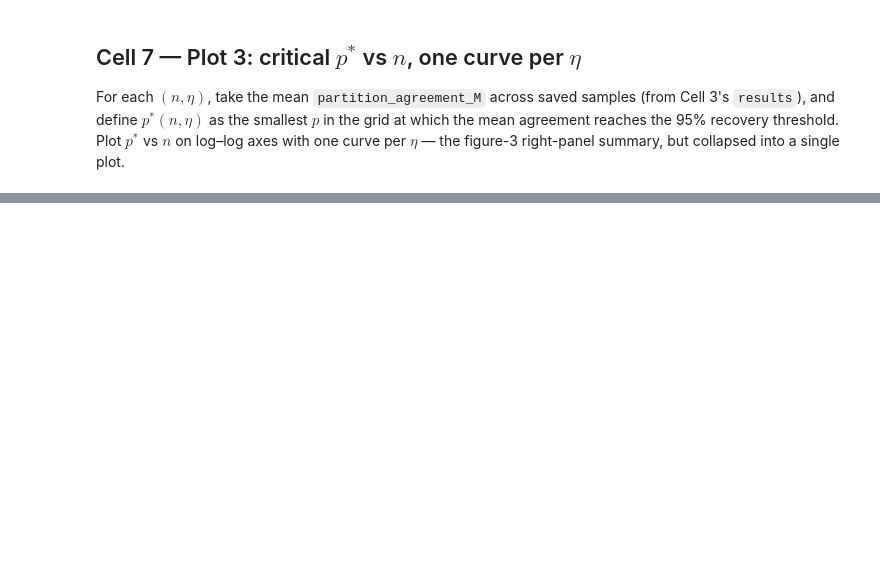
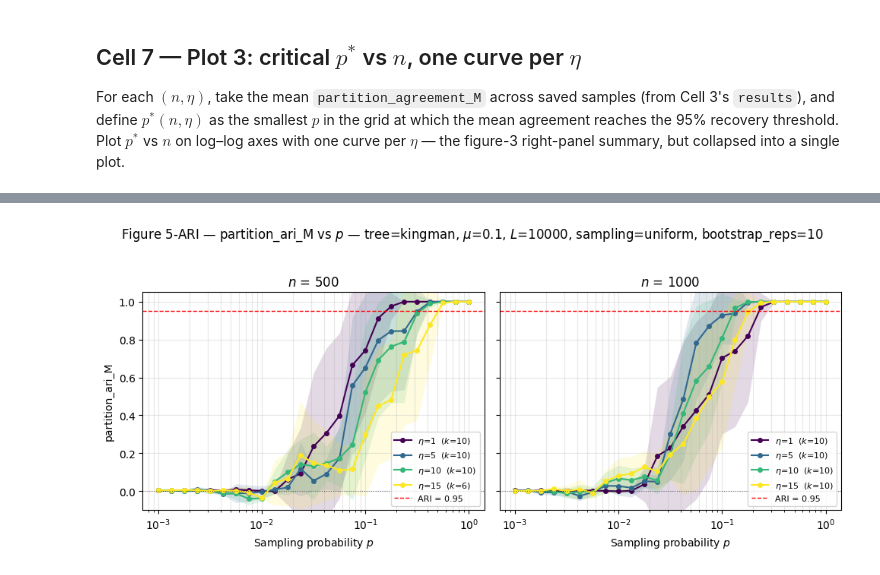
Before and after one commit to itaygonnen/spectral-tree-inference, a Jupyter notebook: sub_sampled_fielder_vec/analysis/theoretical_interpretation/02_real_data_sweeps/eta_pool_sweep_per_n.ipynb, the cells around one changed output, grey strips where cells are left out. Cells and saved outputs as stored; diff of their text form; code cells hidden in the pictures; blank space fills up the shorter version.

```diff
--- a/sub_sampled_fielder_vec/analysis/theoretical_interpretation/02_real_data_sweeps/eta_pool_sweep_per_n.ipynb
+++ b/sub_sampled_fielder_vec/analysis/theoretical_interpretation/02_real_data_sweeps/eta_pool_sweep_per_n.ipynb
@@ -188,7 +215,7 @@ for n in ns:
                 entry = load_pool_entry(CACHE_ROOT, _key, _eta, _idx)
                 if entry is None:
                     return None
-                M, v_pop, _meta = entry
+                M, v_pop, *_ = entry
                 return M, v_pop
 
             outcome = compute_or_load_sweep(
@@ -318,7 +365,7 @@ for n in ns:
             entry = load_pool_entry(CACHE_ROOT, _key, _eta, _idx)
             if entry is None:
                 return None
-            M, v_pop, _meta = entry
+            M, v_pop, *_ = entry
             return M, v_pop
 
         outcome = compute_or_load_sweep(
@@ -479,0 +611,59 @@ plt.show()
+# %%
+# Figure 5-ARI — mean partition_ari_M vs p, one subplot per n, curves by eta.
+if not ns:
+    print("No matching pool keys found — nothing to plot.")
+else:
+    cmap = plt.get_cmap("viridis")
+    eta_to_color = {
+        e: cmap(i / max(1, len(ETA_TARGETS) - 1))
+        for i, e in enumerate(ETA_TARGETS)
+    }
+
+    n_ns = len(ns)
+    ncols = 2
+    nrows = (n_ns + ncols - 1) // ncols
+    fig, axes = plt.subplots(
+        nrows, ncols, figsize=(5 * ncols, 4.5 * nrows),
+        sharey=True, squeeze=False,
+    )
+    axes_flat = axes.flatten()
+    fig.suptitle(
+        fr"Figure 5-ARI — partition_ari_M vs $p$ — "
+        fr"tree={TREE_MODEL}, $\mu$={MU}, $L$={SEQ_LEN}, sampling=uniform, "
+        fr"bootstrap_reps={BOOTSTRAP_REPS}"
+    )
+
+    for ax, n in zip(axes_flat, ns):
+        for eta in ETA_TARGETS:
+            arr = results_ari.get((n, eta))
+            if arr is None or arr.shape[0] == 0:
+                continue
+            mean = arr.mean(axis=0)
+            std = arr.std(axis=0) if arr.shape[0] > 1 else np.zeros_like(mean)
+            color = eta_to_color[eta]
+            ax.plot(
+                P_VALUES, mean, "-o", ms=4, lw=1.5, color=color,
+                label=fr"$\eta$={eta}  ($k$={arr.shape[0]})",
+            )
+            if arr.shape[0] > 1:
+                ax.fill_between(P_VALUES, mean - std, mean + std,
+                                color=color, alpha=0.15, linewidth=0)
+
+        ax.axhline(0.95, color="red", ls="--", lw=1, label="ARI = 0.95")
+        ax.axhline(0.0, color="black", ls=":", lw=0.8, alpha=0.5)
+        ax.set_xscale("log")
+        ax.set_xlabel(r"Sampling probability $p$")
+        ax.set_title(fr"$n$ = {n}")
+        ax.set_ylim(-0.1, 1.05)
+        ax.grid(True, which="both", alpha=0.3)
+        ax.legend(loc="lower right", fontsize=8)
+
+    for ax in axes_flat[n_ns:]:
+        ax.set_visible(False)
+
+    for row in axes:
+        row[0].set_ylabel("partition_ari_M")
+    fig.tight_layout(rect=(0, 0, 1, 0.95))
+    plt.show()
+# %% [output]
+[figure, added]
```
Also changed, not shown: parts of 18 cells of this notebook, 11 other files.
